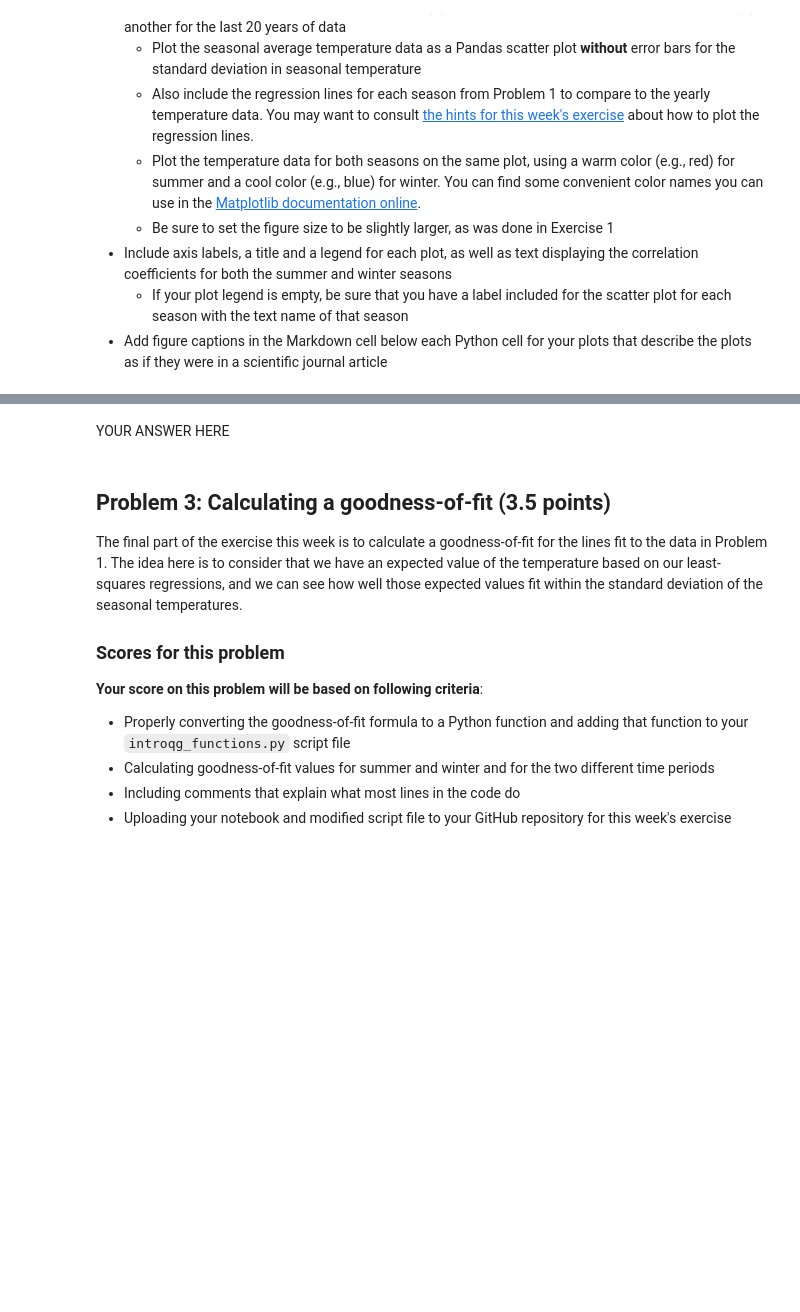
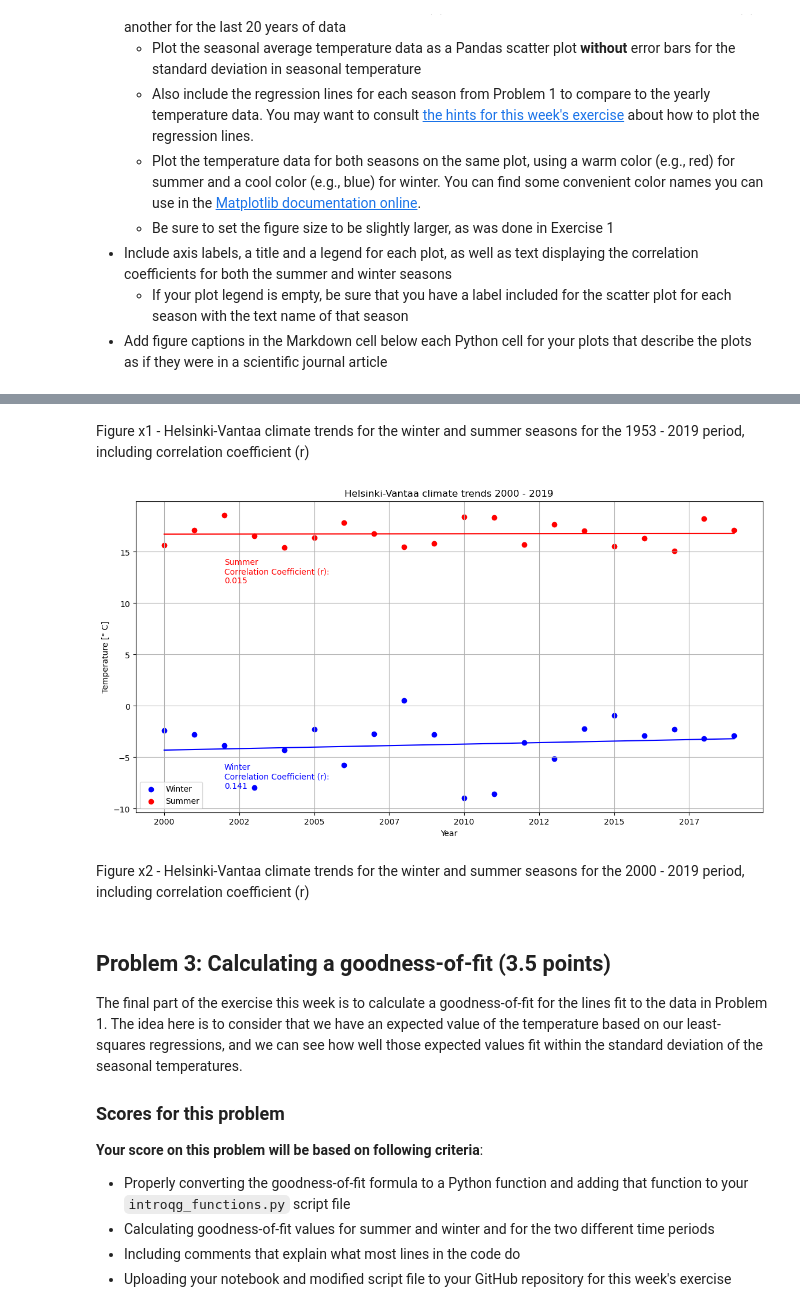
Before and after one commit to joaoambiente/IntroQG-2023, a Jupyter notebook: Exercise-2/Exercise-2-problems-1-3.ipynb, the cells around one changed output, grey strips where cells are left out. Cells and saved outputs as stored; diff of their text form; code cells hidden in the pictures; blank space fills up the shorter version.

```diff
--- a/Exercise-2/Exercise-2-problems-1-3.ipynb
+++ b/Exercise-2/Exercise-2-problems-1-3.ipynb
@@ -439,12 +455,18 @@ YOUR ANSWER HERE
+# %% [markdown]
+Figure x1 - Helsinki-Vantaa climate trends for the winter and summer seasons for the 1953 - 2019 period, including correlation coefficient (r)
 # %%
 # Plot for the last 20 years goes here
 
 ax4 = None
 
 # YOUR CODE HERE
-raise NotImplementedError()
+fig4, ax4 = plt.subplots(figsize=(14, 7))
+r_values_20 = {"Winter": r_winter20, "Summer": r_summer20}
+plot_data(fig4, ax4, years_20, winter_means_20, winter_std_20, summer_means_20, summer_std_20, data_20, slopes_20, r_values_20, False)
+# %% [output]
+[figure, added]
-# %% [markdown]
-YOUR ANSWER HERE
+# %% [markdown]
+Figure x2 - Helsinki-Vantaa climate trends for the winter and summer seasons for the 2000 - 2019 period, including correlation coefficient (r)
 # %% [markdown]
 ## Problem 3: Calculating a goodness-of-fit (3.5 points)
 
```
Also changed, not shown: parts of 7 cells of this notebook, 1 other file.
